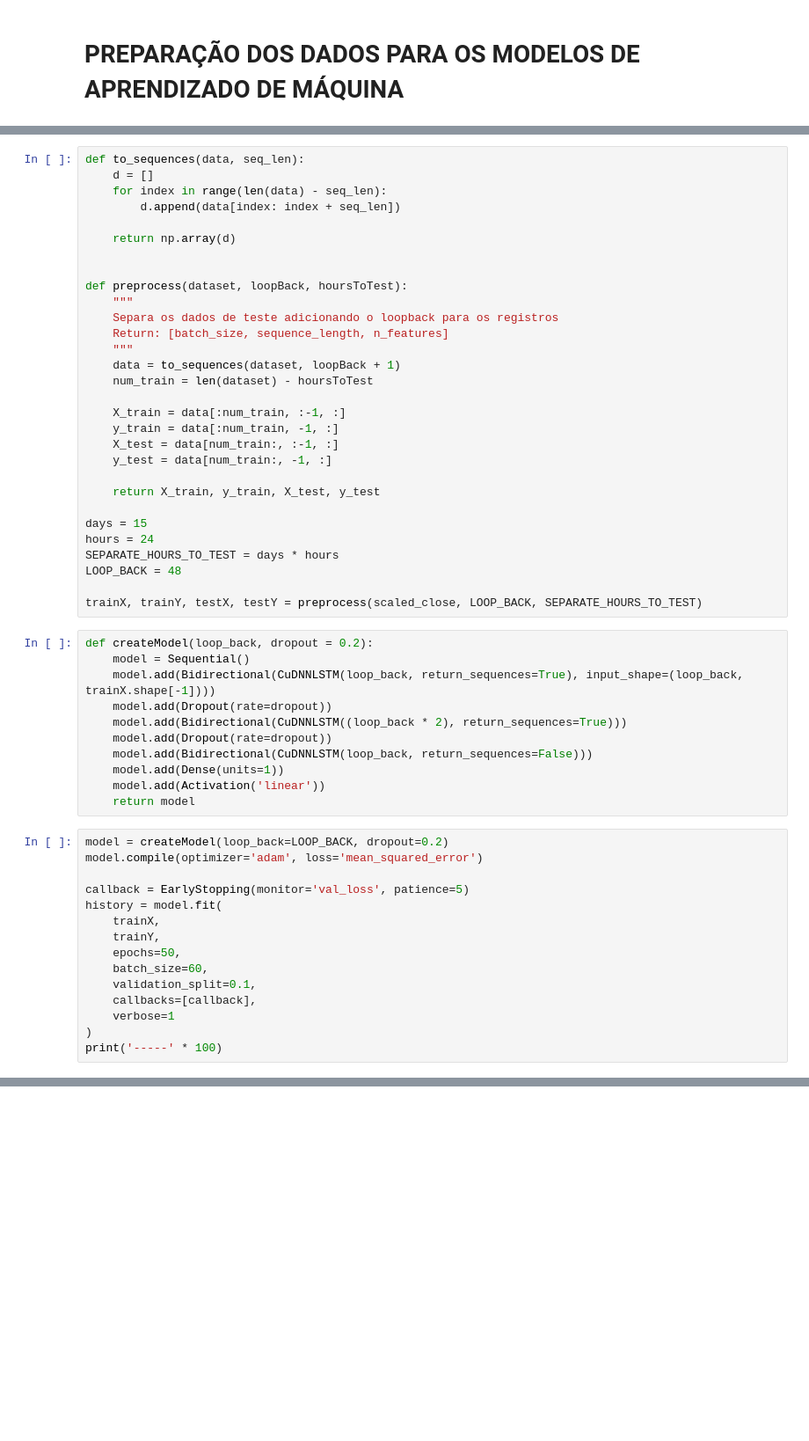
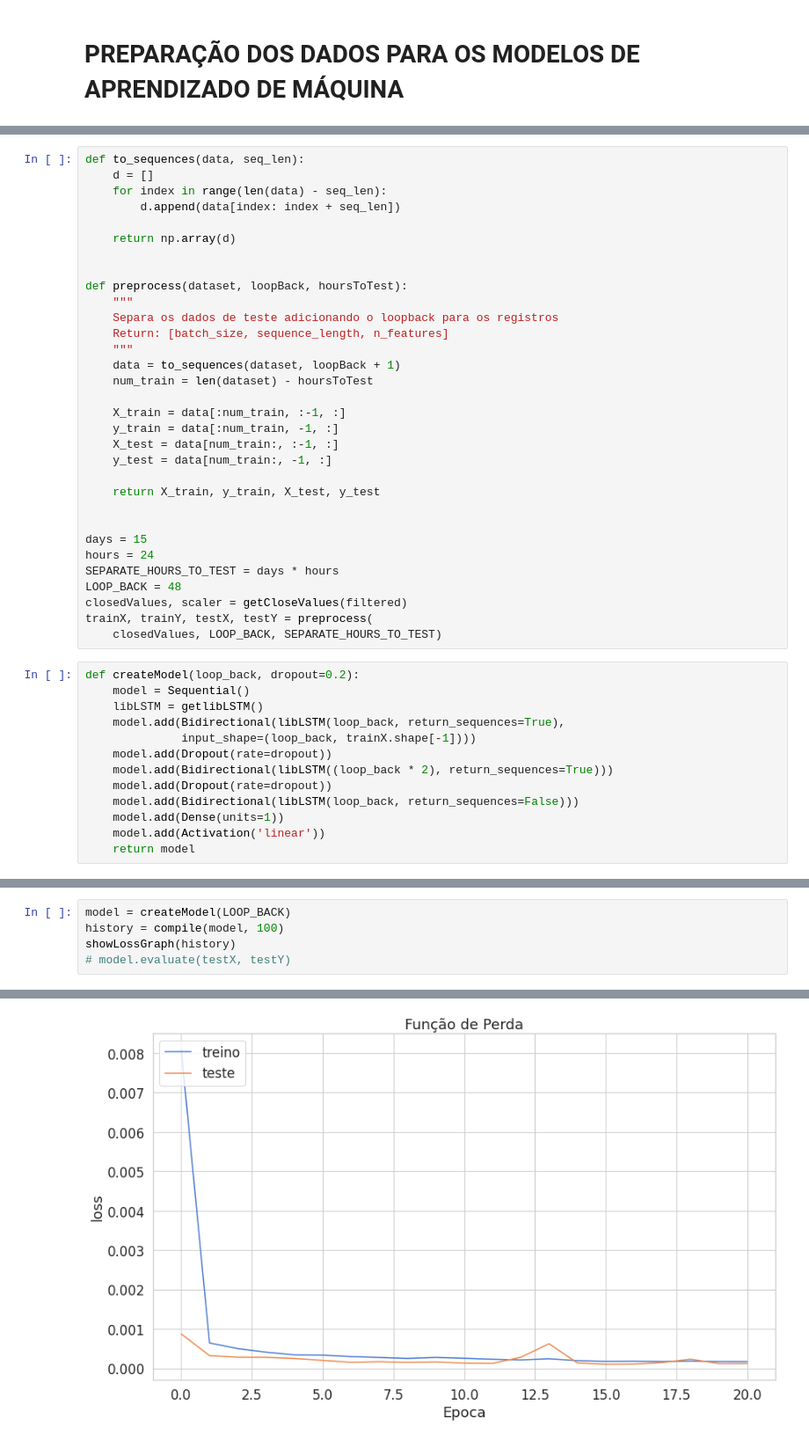
Before and after one commit to WillianAgostini/bitcoin_prediction, a Jupyter notebook: btc-price-prediction-using-lstm.ipynb, the cells around one changed output, grey strips where cells are left out. Shown at 88% size. Saved outputs shown, nothing was run; the diff lists cells and outputs as text; blank space fills up the shorter version.

```diff
--- a/btc-price-prediction-using-lstm.ipynb
+++ b/btc-price-prediction-using-lstm.ipynb
@@ -486,35 +524,24 @@ def preprocess(dataset, loopBack, hoursToTest):
 
     return X_train, y_train, X_test, y_test
 
+
 days = 15
 hours = 24
 SEPARATE_HOURS_TO_TEST = days * hours
 LOOP_BACK = 48
-
-trainX, trainY, testX, testY = preprocess(scaled_close, LOOP_BACK, SEPARATE_HOURS_TO_TEST)
+closedValues, scaler = getCloseValues(filtered)
+trainX, trainY, testX, testY = preprocess(
+    closedValues, LOOP_BACK, SEPARATE_HOURS_TO_TEST)
 # %%
-def createModel(loop_back, dropout = 0.2):
+def createModel(loop_back, dropout=0.2):
     model = Sequential()
-    model.add(Bidirectional(CuDNNLSTM(loop_back, return_sequences=True), input_shape=(loop_back, trainX.shape[-1])))
+    libLSTM = getlibLSTM()
+    model.add(Bidirectional(libLSTM(loop_back, return_sequences=True),
+              input_shape=(loop_back, trainX.shape[-1])))
     model.add(Dropout(rate=dropout))
-    model.add(Bidirectional(CuDNNLSTM((loop_back * 2), return_sequences=True)))
+    model.add(Bidirectional(libLSTM((loop_back * 2), return_sequences=True)))
     model.add(Dropout(rate=dropout))
-    model.add(Bidirectional(CuDNNLSTM(loop_back, return_sequences=False)))
+    model.add(Bidirectional(libLSTM(loop_back, return_sequences=False)))
     model.add(Dense(units=1))
     model.add(Activation('linear'))
     return model
-# %%
-model = createModel(loop_back=LOOP_BACK, dropout=0.2)
-model.compile(optimizer='adam', loss='mean_squared_error')
-
-callback = EarlyStopping(monitor='val_loss', patience=5)
-history = model.fit(
-    trainX,
-    trainY,
-    epochs=50,
-    batch_size=60,
-    validation_split=0.1,
-    callbacks=[callback],
-    verbose=1
-)
-print('-----' * 100)
@@ -549,0 +591,6 @@ plt.show()
+# %%
+model = createModel(LOOP_BACK)
+history = compile(model, 100)
+showLossGraph(history)
+# model.evaluate(testX, testY)
+# %% [output]
@@ -549,0 +614 @@ plt.show()
+[figure, added]
```
Also changed, not shown: parts of 12 cells of this notebook, 8 other files.
